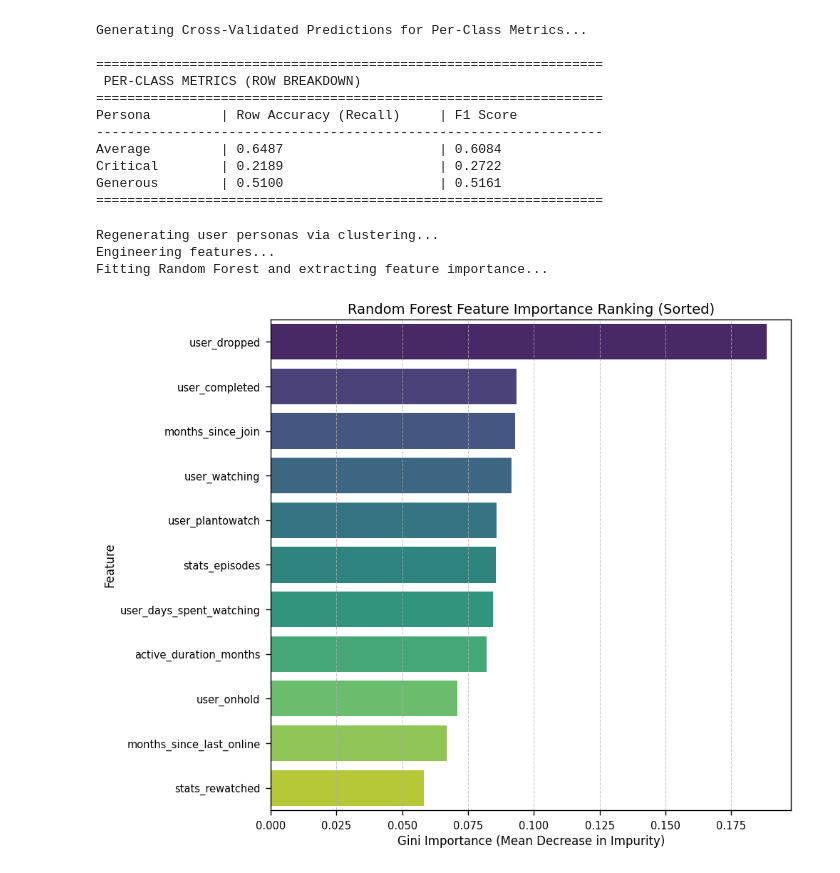
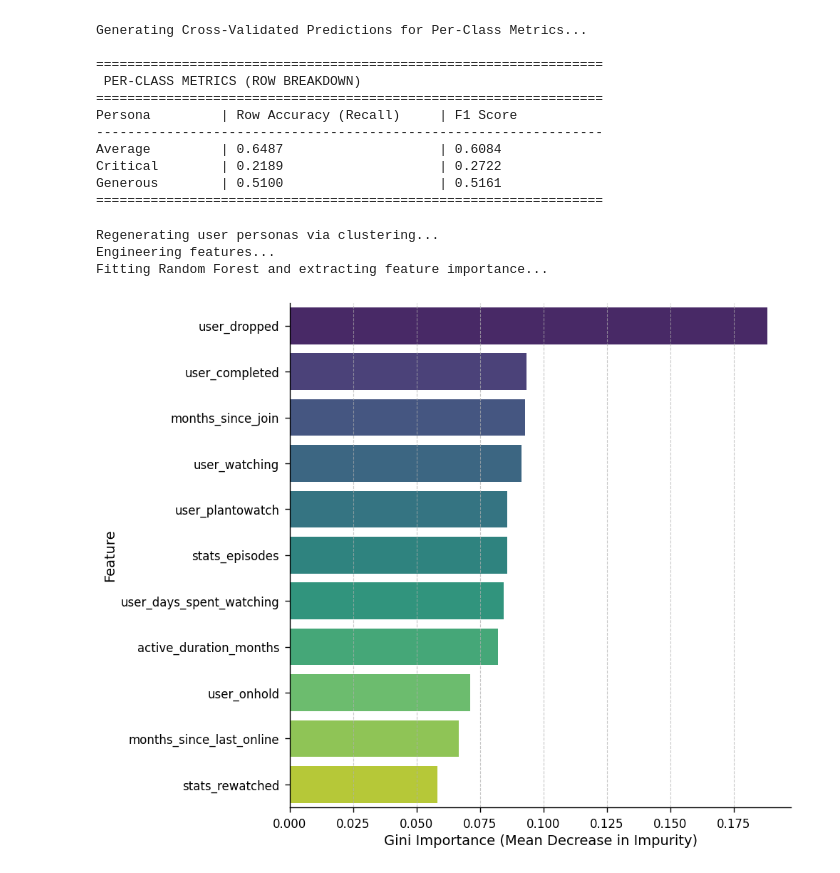
Before and after one commit to KadenLu/Kaden-s-Individual-Project, a Jupyter notebook: Kaden's_Attempt.ipynb, the cells around one changed output. Cells and saved outputs as stored; diff of their text form; code cells hidden in the pictures.

```diff
--- a/Kaden's_Attempt.ipynb
+++ b/Kaden's_Attempt.ipynb
@@ -1104,34 +1391,41 @@ numeric_cols = X.select_dtypes(exclude=['object']).columns.tolist()
 preprocessor = ColumnTransformer(transformers=[('num', 'passthrough', numeric_cols)])
 
 rf_pipeline = Pipeline(steps=[
     ('preprocessor', preprocessor),
     ('classifier', RandomForestClassifier(max_depth=12, class_weight='balanced', n_estimators=200, random_state=42))
 ])
 
 rf_pipeline.fit(X, y)
 importances = rf_pipeline.named_steps['classifier'].feature_importances_
 # SORTED IN DESCENDING ORDER
 feature_importance_df = pd.DataFrame({'Feature': numeric_cols, 'Importance': importances}).sort_values(by='Importance', ascending=False)
 
 # 4. Plot Results with distinguishable colors
 plt.figure(figsize=(10, 8))
 sns.barplot(
     data=feature_importance_df,
     y='Feature',
     x='Importance',
     palette='viridis',
     hue='Feature',
     legend=False
 )
 
-plt.xlabel('Gini Importance (Mean Decrease in Impurity)', fontsize=12)
-plt.ylabel('Feature', fontsize=12)
-plt.title('Random Forest Feature Importance Ranking (Sorted)', fontsize=14)
+plt.xlabel('Gini Importance (Mean Decrease in Impurity)', fontsize=14)
+plt.ylabel('Feature', fontsize=14)
+plt.xticks(fontsize=12)
+plt.yticks(fontsize=12)
 plt.grid(axis='x', linestyle='--', alpha=0.7)
+
+# Remove borders
+sns.despine()
+
 plt.tight_layout()
+# Save the figure
+plt.savefig('feature_importance.png', dpi=300)
 plt.show()
 # %% [output]
 Regenerating user personas via clustering...
 Engineering features...
 Fitting Random Forest and extracting feature importance...
-[figure, old version]
+[figure, new version]
```
Also changed, not shown: parts of 5 cells of this notebook.
